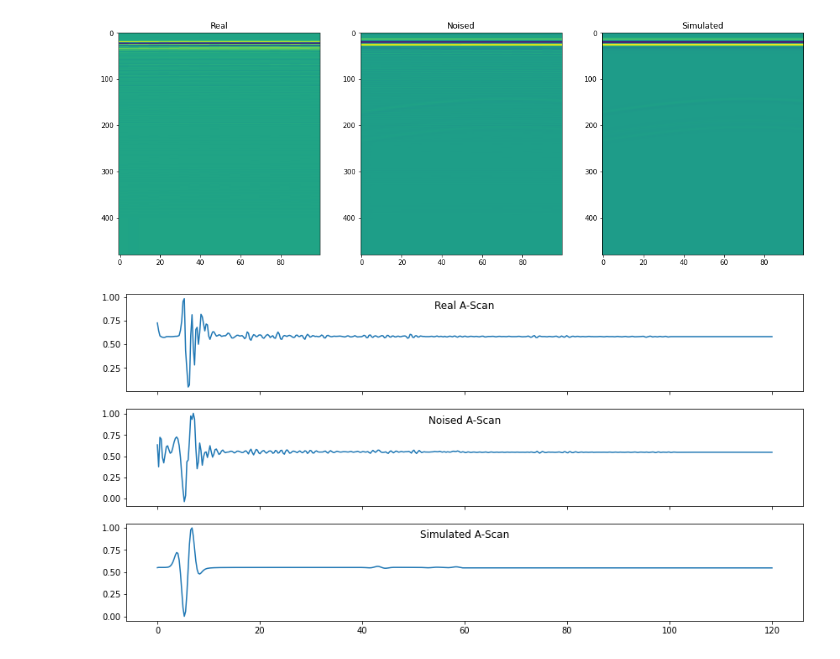
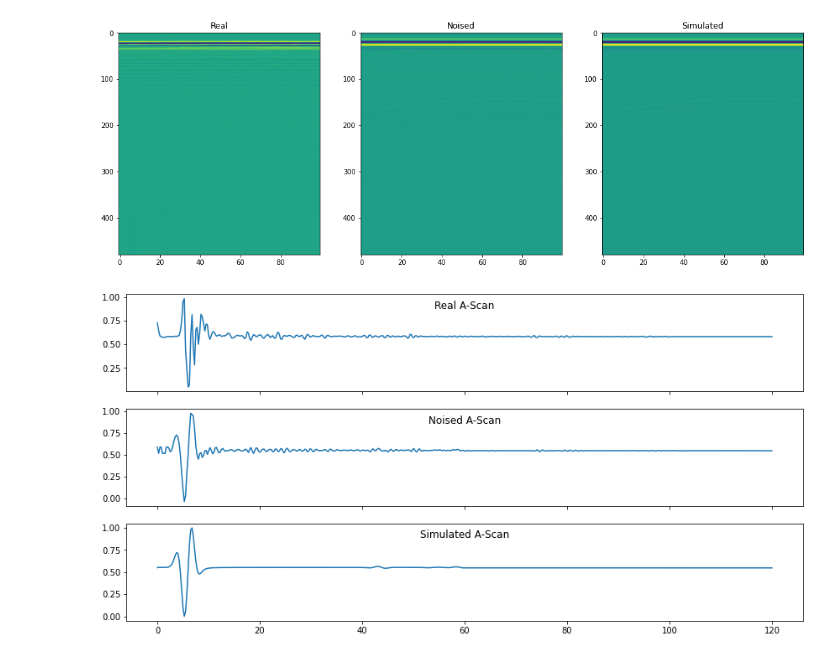
Before and after one commit to jeanruggiero/masters-thesis, a Jupyter notebook: DataExploration.ipynb, the cells around one changed output. Saved outputs shown, nothing was run; the diff lists cells and outputs as text; code cells hidden in the pictures.

```diff
--- a/DataExploration.ipynb
+++ b/DataExploration.ipynb
@@ -539,14 +535,14 @@ with plt.rc_context({'figure.figsize': [18, 6]}):
 # %%
 with plt.rc_context({'figure.figsize': [12, 6]}):
     fig, (ax1, ax2, ax3) = plt.subplots(3, 1, sharex=True)
     fig.tight_layout()
     ax1.plot(t, real_normalized[0,:])
     ax1.set_title('Real A-Scan', y=.8)
-    ax2.plot(t, normalized_sim[:,0] + extract_noise(real_normalized[0,:], 5, 99))
+    ax2.plot(t, normalized_sim[:,0] + extract_noise(real_normalized[0,:], 5, 95))
     ax2.set_title('Noised A-Scan', y=.8)
     ax3.plot(t, normalized_sim[:,0])
     ax3.set_title('Simulated A-Scan', y=.8)
 # %% [output]
-[figure, old version]
+[figure, new version]
 # %%
 from preprocessing import Noiser
```
Also changed, not shown: parts of 21 cells of this notebook, 5 other files.
